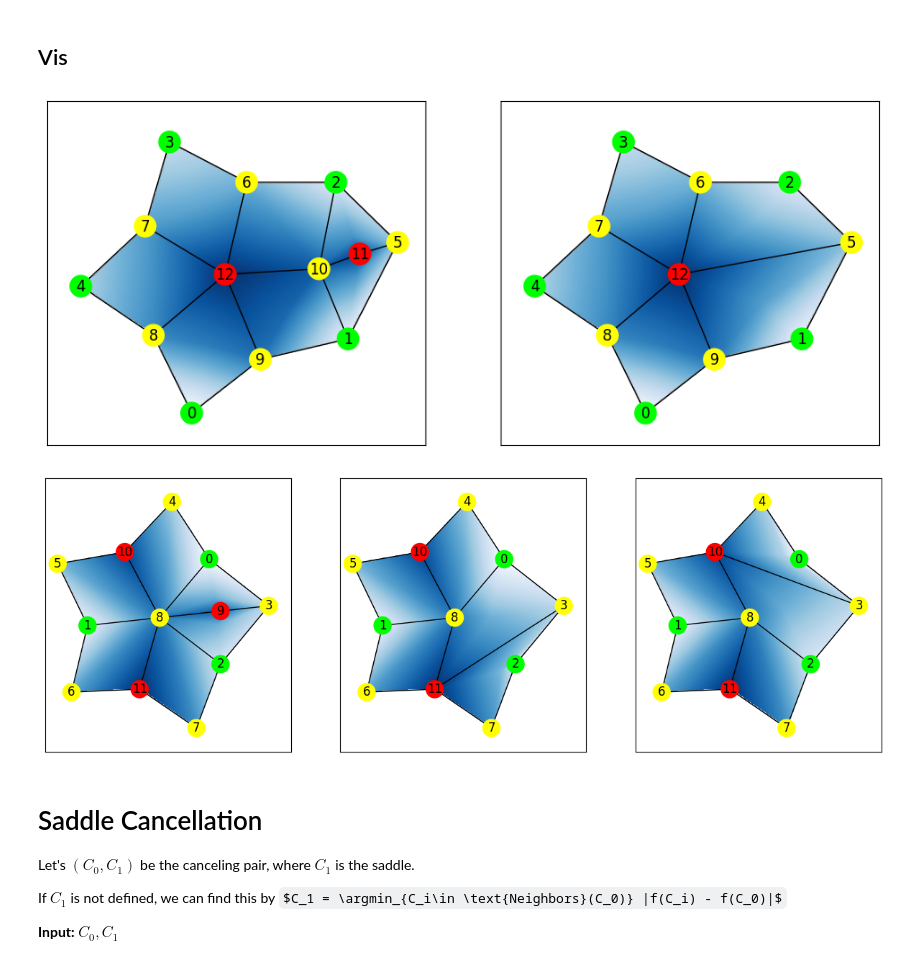
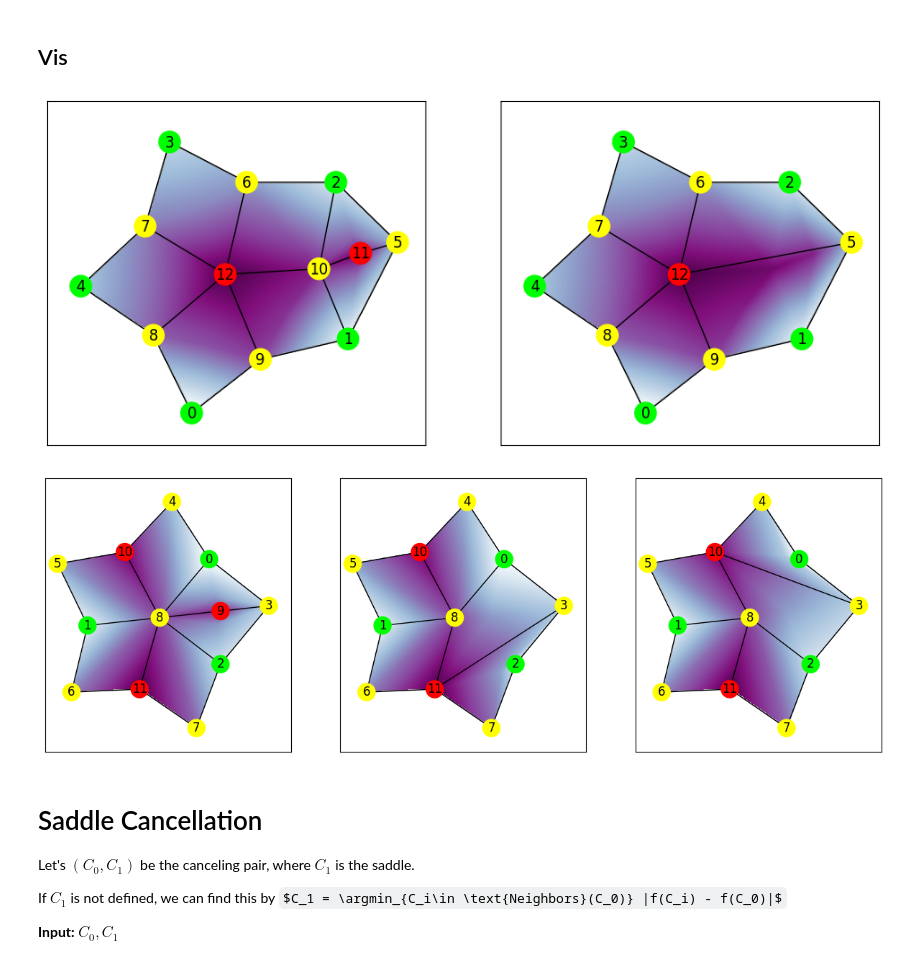
Before and after one commit to zimfv/quadrangulation, a Jupyter notebook: cancellations-research.ipynb, the cells around one changed output. Drawn from its saved outputs; the diff is of its cells as text; code cells hidden in the pictures; some formulas as TeX source.

```diff
--- a/cancellations-research.ipynb
+++ b/cancellations-research.ipynb
@@ -182,19 +182,23 @@ class QuadrangulationBasedFunction:
 # %%
 graph1_edited = graph1.copy()
 graph1_edited.remove_nodes_from([10,  11])
 graph1_edited.add_edge(5, 12)
 edited1_node_colors = pd.DataFrame([data for node, data in graph1_edited.nodes(data=True)]).fillna('regular')['critical_type'].map(crytical_type_colors_dict).apply(mcolors.to_hex).values
 
+values1_edited = values1.copy()
+values1_edited[[10, 11]] = values1_edited[[11, 10]]
+
 fig, axs = plt.subplots(1, 2, figsize=(12, 6))
 x, y = np.meshgrid(*[np.linspace(-1, 1, 201)]*2)
 
-axs[0].imshow(QuadrangulationBasedFunction(graph1, values1, pos1)(x, y), extent=[-1, 1, -1, 1], cmap='Blues', origin='lower')
+axs[0].imshow(QuadrangulationBasedFunction(graph1, values1, pos1)(x, y), extent=[-1, 1, -1, 1], cmap='BuPu', origin='lower')
 nx.draw_networkx(graph1, node_color=node_colors1, pos=pos1, ax=axs[0])
 
-axs[1].imshow(QuadrangulationBasedFunction(graph1_edited, values1, pos1)(x, y), extent=[-1, 1, -1, 1], cmap='Blues', origin='lower')
+#axs[1].imshow(QuadrangulationBasedFunction(graph1_edited, values1, pos1)(x, y), extent=[-1, 1, -1, 1], cmap='BuPu', origin='lower')
+axs[1].imshow(QuadrangulationBasedFunction(graph1, values1_edited, pos1)(x, y), extent=[-1, 1, -1, 1], cmap='BuPu', origin='lower')
 nx.draw_networkx(graph1_edited, node_color=edited1_node_colors, pos=pos1, ax=axs[1])
 # %% [output]
-[figure, old version]
+[figure, new version]
 # %%
 graph0_edited = graph0.copy()
 graph0_edited.remove_node(9)
@@ -210,16 +214,16 @@ graph0_edited1.add_edge(3, 10)
 fig, axs = plt.subplots(1, 3, figsize=(15, 6))
 x, y = np.meshgrid(*[np.linspace(-1, 1, 201)]*2)
 
-axs[0].imshow(QuadrangulationBasedFunction(graph0, values0, pos0)(x, y), extent=[-1, 1, -1, 1], cmap='Blues', origin='lower')
+axs[0].imshow(QuadrangulationBasedFunction(graph0, values0, pos0)(x, y), extent=[-1, 1, -1, 1], cmap='BuPu', origin='lower')
 nx.draw_networkx(graph0, node_color=node_colors0, pos=pos0, ax=axs[0])
 
-axs[1].imshow(QuadrangulationBasedFunction(graph0_edited, values0, pos0)(x, y), extent=[-1, 1, -1, 1], cmap='Blues', origin='lower')
+axs[1].imshow(QuadrangulationBasedFunction(graph0_edited, values0, pos0)(x, y), extent=[-1, 1, -1, 1], cmap='BuPu', origin='lower')
 nx.draw_networkx(graph0_edited, node_color=edited0_node_colors, pos=pos0, ax=axs[1])
 
-axs[2].imshow(QuadrangulationBasedFunction(graph0_edited1, values0, pos0)(x, y), extent=[-1, 1, -1, 1], cmap='Blues', origin='lower')
+axs[2].imshow(QuadrangulationBasedFunction(graph0_edited1, values0, pos0)(x, y), extent=[-1, 1, -1, 1], cmap='BuPu', origin='lower')
 nx.draw_networkx(graph0_edited1, node_color=edited0_node_colors, pos=pos0, ax=axs[2])
 # %% [output]
-[figure, old version]
+[figure, new version]
 # %% [markdown]
 # Saddle Cancellation
 
```
Also changed, not shown: parts of 1 cell of this notebook, 3 other files.
